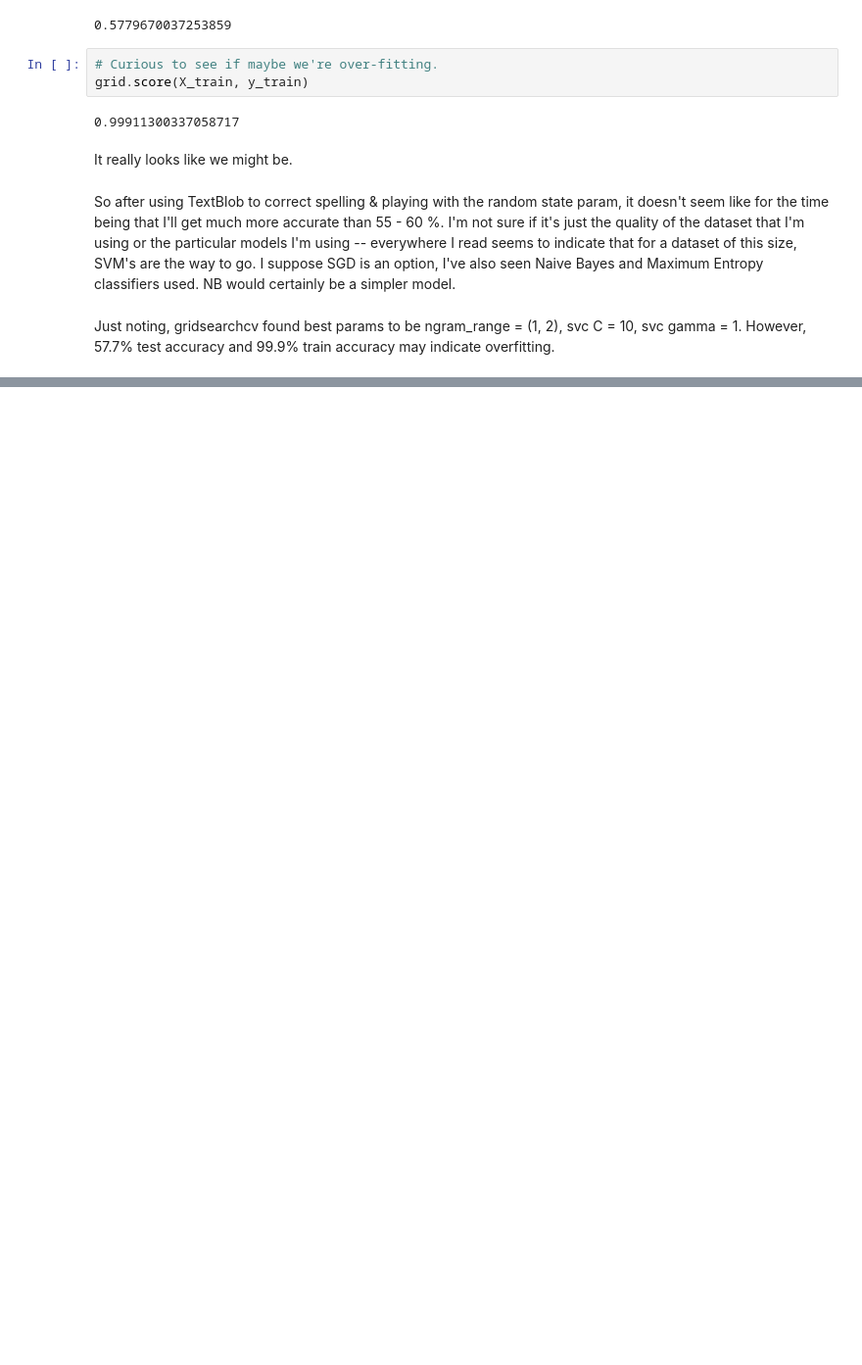
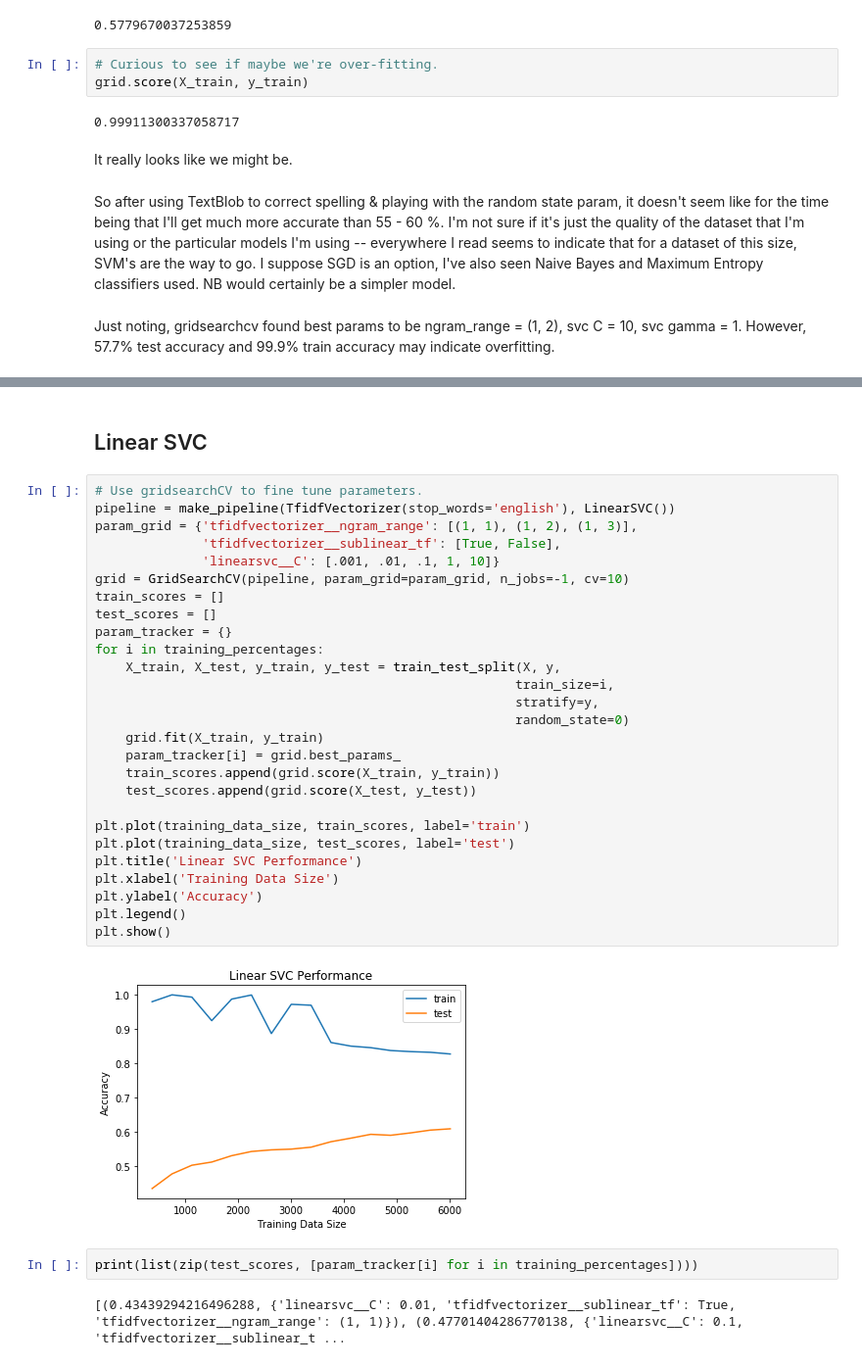
Before and after one commit to oddeysiss/Sentiment, a Jupyter notebook: Sentiment.ipynb, the cells around one changed output, grey strips where cells are left out. Shown: that part at 98% size. Drawn from its saved outputs; the diff is of its cells as text; blank space fills up the shorter version.

```diff
--- a/Sentiment.ipynb
+++ b/Sentiment.ipynb
@@ -232,0 +267,35 @@ Just noting, gridsearchcv found best params to be ngram_range = (1, 2), svc C =
+# %% [markdown]
+## Linear SVC
+# %%
+# Use gridsearchCV to fine tune parameters.
+pipeline = make_pipeline(TfidfVectorizer(stop_words='english'), LinearSVC())
+param_grid = {'tfidfvectorizer__ngram_range': [(1, 1), (1, 2), (1, 3)],
+              'tfidfvectorizer__sublinear_tf': [True, False],
+              'linearsvc__C': [.001, .01, .1, 1, 10]}
+grid = GridSearchCV(pipeline, param_grid=param_grid, n_jobs=-1, cv=10)
+train_scores = []
+test_scores = []
+param_tracker = {}
+for i in training_percentages:
+    X_train, X_test, y_train, y_test = train_test_split(X, y,
+                                                       train_size=i,
+                                                       stratify=y,
+                                                       random_state=0)
+    grid.fit(X_train, y_train)
+    param_tracker[i] = grid.best_params_
+    train_scores.append(grid.score(X_train, y_train))
+    test_scores.append(grid.score(X_test, y_test))
+
+plt.plot(training_data_size, train_scores, label='train')
+plt.plot(training_data_size, test_scores, label='test')
+plt.title('Linear SVC Performance')
+plt.xlabel('Training Data Size')
+plt.ylabel('Accuracy')
+plt.legend()
+plt.show()
+# %% [output]
+[figure, added]
+# %%
+print(list(zip(test_scores, [param_tracker[i] for i in training_percentages])))
+# %% [output]
+[(0.43439294216496288, {'linearsvc__C': 0.01, 'tfidfvectorizer__sublinear_tf': True, 'tfidfvectorizer__ngram_range': (1, 1)}), (0.47701404286770138, {'linearsvc__C': 0.1, 'tfidfvectorizer__sublinear_t ...
```
Also changed, not shown: parts of 15 cells of this notebook.
